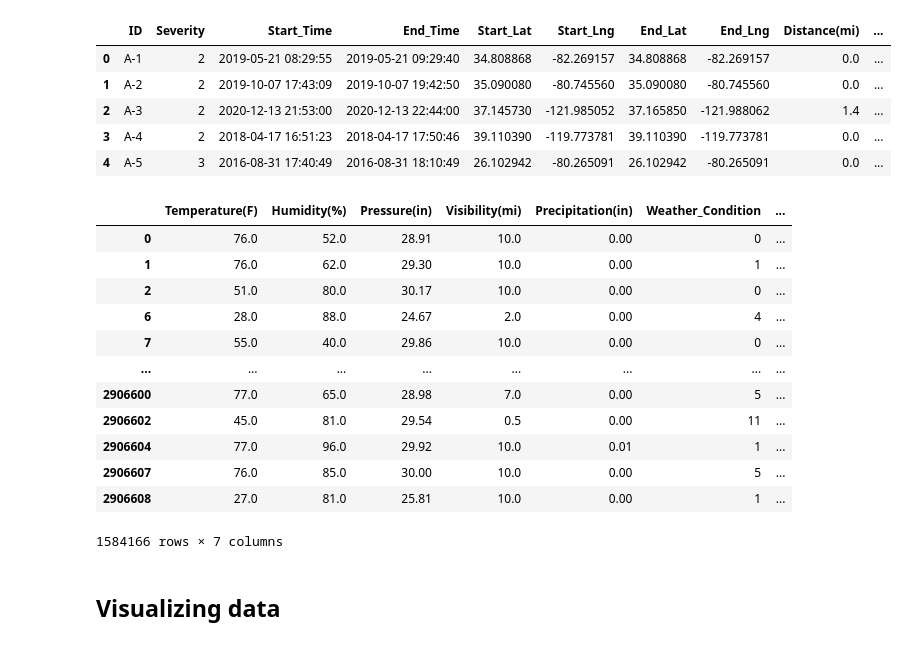
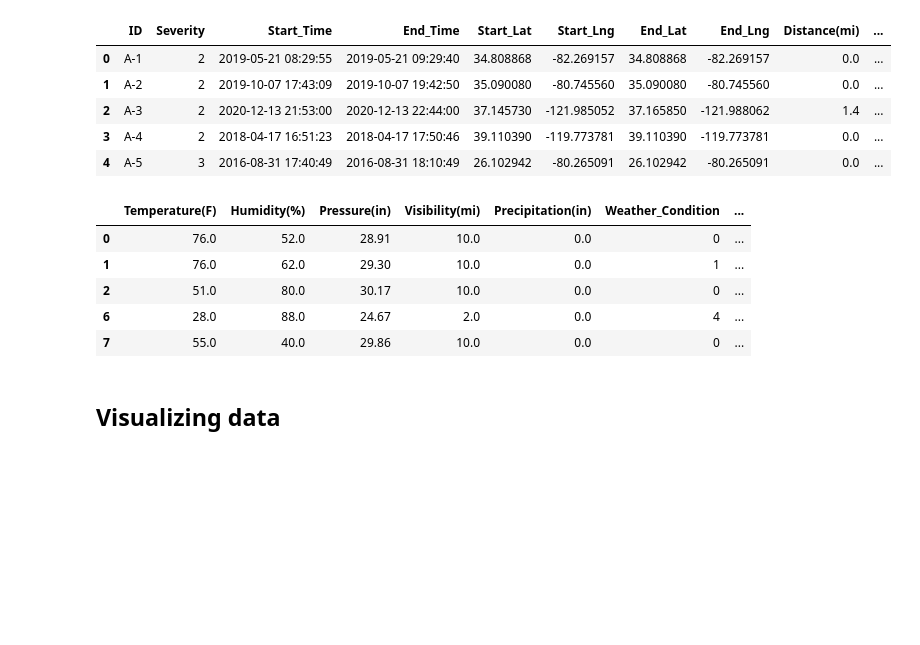
Before and after one commit to QuantumGorilla/Data-Mining, a Jupyter notebook: Proyecto/Proyecto_AlejandroManotas.ipynb, the cells around one changed output. Cells and saved outputs as stored; diff of their text form; code cells hidden in the pictures; blank space fills up the shorter version.

```diff
--- a/Proyecto/Proyecto_AlejandroManotas.ipynb
+++ b/Proyecto/Proyecto_AlejandroManotas.ipynb
@@ -225,21 +231,14 @@ accident_data['Weather_Condition'],weather_data = pd.factorize(accident_data['We
 accidents = accident_data.loc[:, ['Temperature(F)', 'Humidity(%)','Pressure(in)','Visibility(mi)','Precipitation(in)', 'Weather_Condition', 'Severity']].dropna()
 # %%
 #See if the dataframe is correct
-accidents
+accidents.head()
 # %% [output]
 |  | Temperature(F) | Humidity(%) | Pressure(in) | Visibility(mi) | Precipitation(in) | Weather_Condition | ... |
-| 0 | 76.0 | 52.0 | 28.91 | 10.0 | 0.00 | 0 | ... |
-| 1 | 76.0 | 62.0 | 29.30 | 10.0 | 0.00 | 1 | ... |
-| 2 | 51.0 | 80.0 | 30.17 | 10.0 | 0.00 | 0 | ... |
-| 6 | 28.0 | 88.0 | 24.67 | 2.0 | 0.00 | 4 | ... |
-| 7 | 55.0 | 40.0 | 29.86 | 10.0 | 0.00 | 0 | ... |
-| ... | ... | ... | ... | ... | ... | ... | ... |
-| 2906600 | 77.0 | 65.0 | 28.98 | 7.0 | 0.00 | 5 | ... |
-| 2906602 | 45.0 | 81.0 | 29.54 | 0.5 | 0.00 | 11 | ... |
-| 2906604 | 77.0 | 96.0 | 29.92 | 10.0 | 0.01 | 1 | ... |
-| 2906607 | 76.0 | 85.0 | 30.00 | 10.0 | 0.00 | 5 | ... |
-| 2906608 | 27.0 | 81.0 | 25.81 | 10.0 | 0.00 | 1 | ... |
+| 0 | 76.0 | 52.0 | 28.91 | 10.0 | 0.0 | 0 | ... |
+| 1 | 76.0 | 62.0 | 29.30 | 10.0 | 0.0 | 1 | ... |
+| 2 | 51.0 | 80.0 | 30.17 | 10.0 | 0.0 | 0 | ... |
+| 6 | 28.0 | 88.0 | 24.67 | 2.0 | 0.0 | 4 | ... |
+| 7 | 55.0 | 40.0 | 29.86 | 10.0 | 0.0 | 0 | ... |
-1584166 rows × 7 columns
 # %% [markdown]
 ## Visualizing data
 # %%
```
Also changed, not shown: parts of 14 cells of this notebook.
